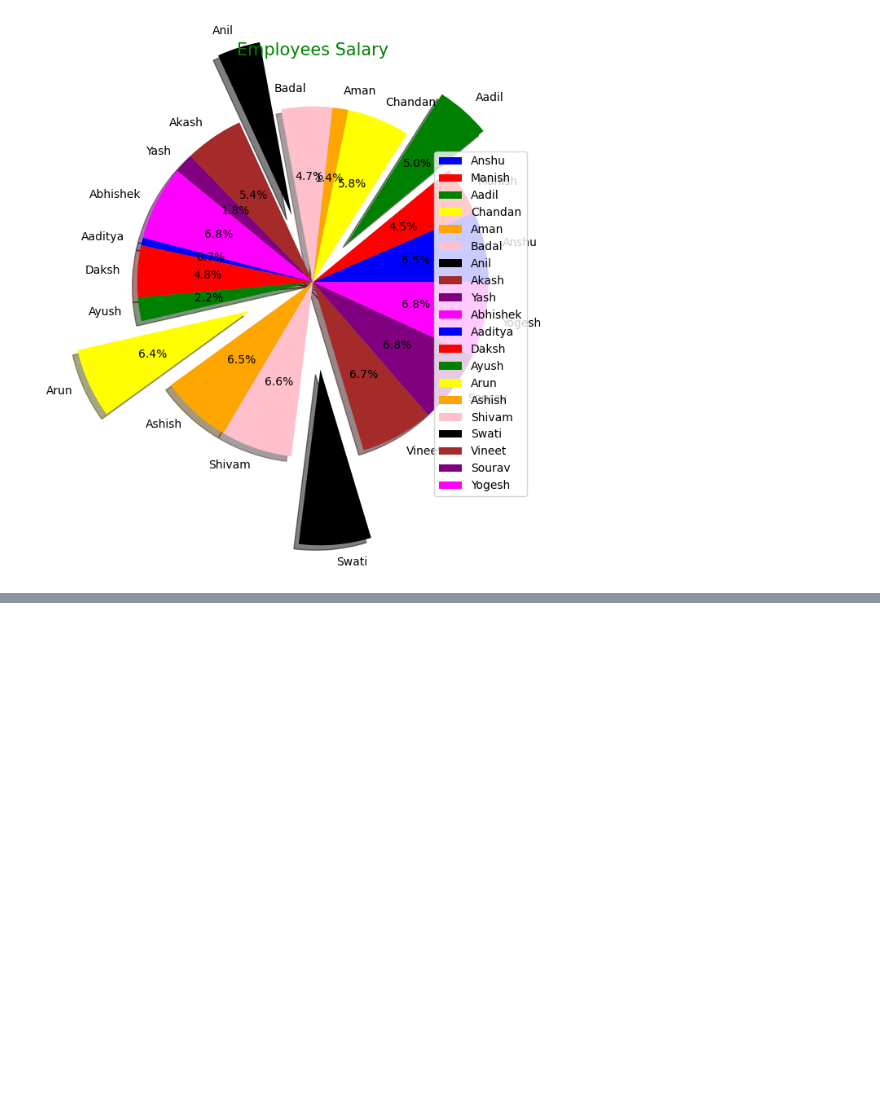
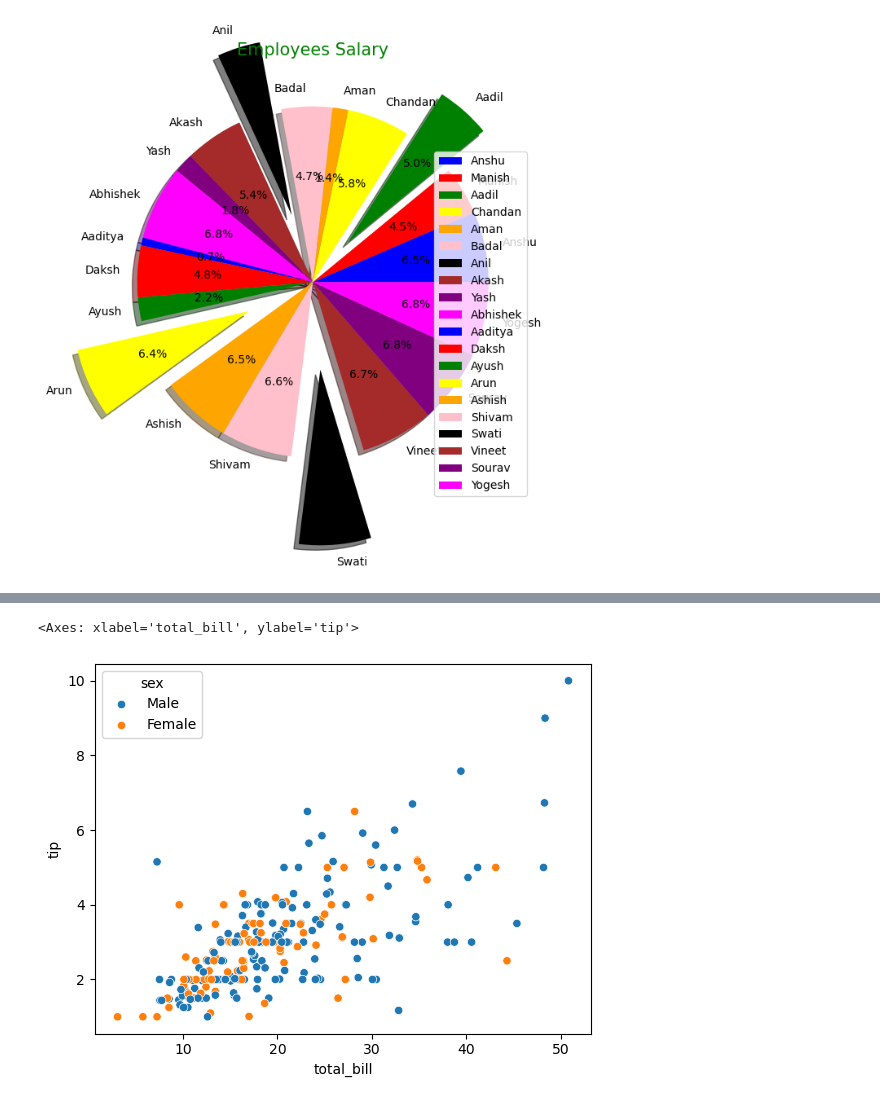
Before and after one commit to anshuKumar-codes/Data_Analytics_Journey, a Jupyter notebook: Pandas/day 3 pandas.ipynb, the cells around one changed output, grey strips where cells are left out. Drawn from its saved outputs; the diff is of its cells as text; code cells hidden in the pictures; blank space fills up the shorter version.

```diff
--- a/Pandas/day 3 pandas.ipynb
+++ b/Pandas/day 3 pandas.ipynb
@@ -1711,0 +1770,5 @@ plt.show()
+# %%
+sns.scatterplot(x="total_bill" , y="tip" , hue="sex", data=s)  # how many male and female according to tip
+# %% [output]
+<Axes: xlabel='total_bill', ylabel='tip'>
+[figure, added]
```
Also changed, not shown: parts of 7 cells of this notebook, 4 other files.
